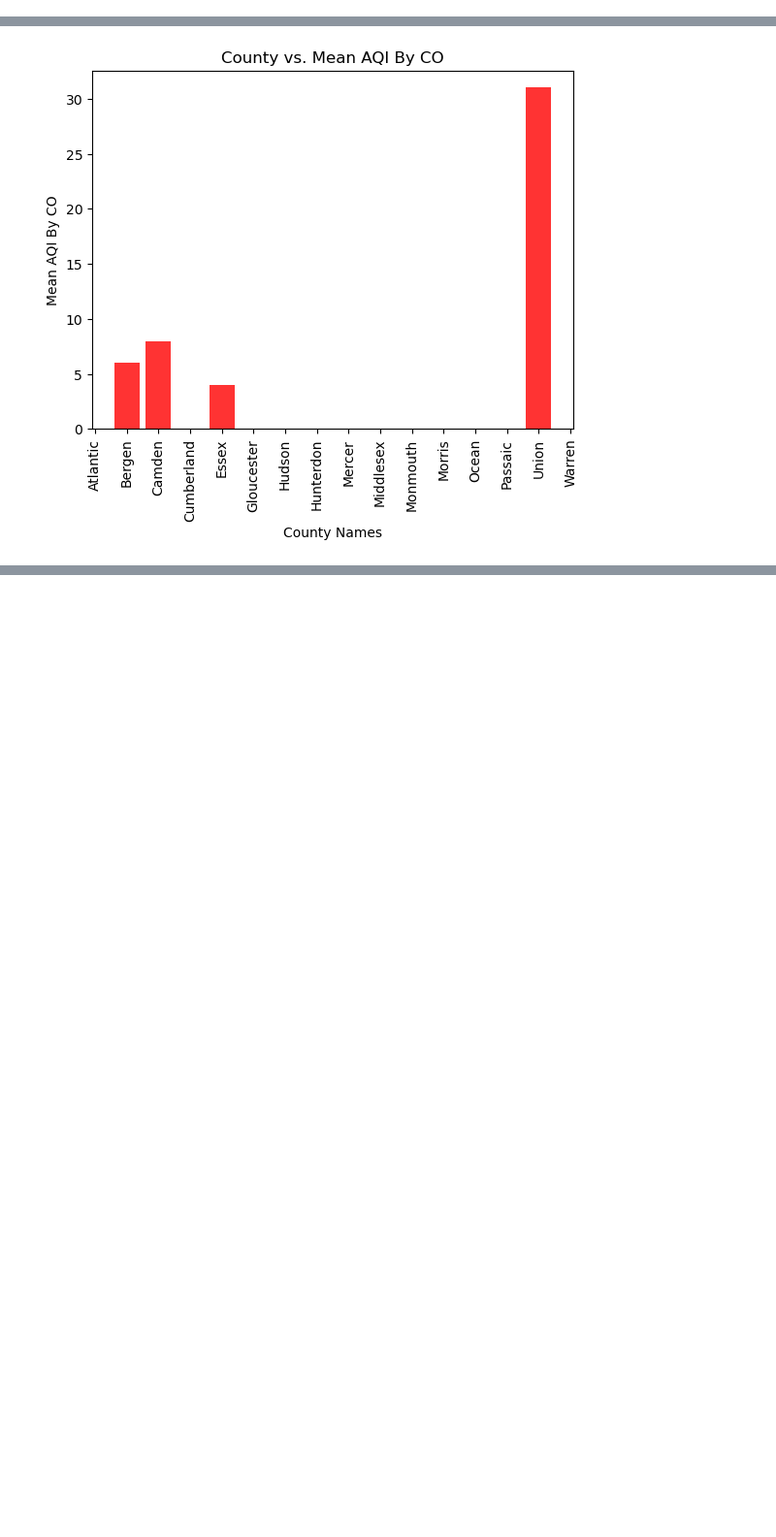
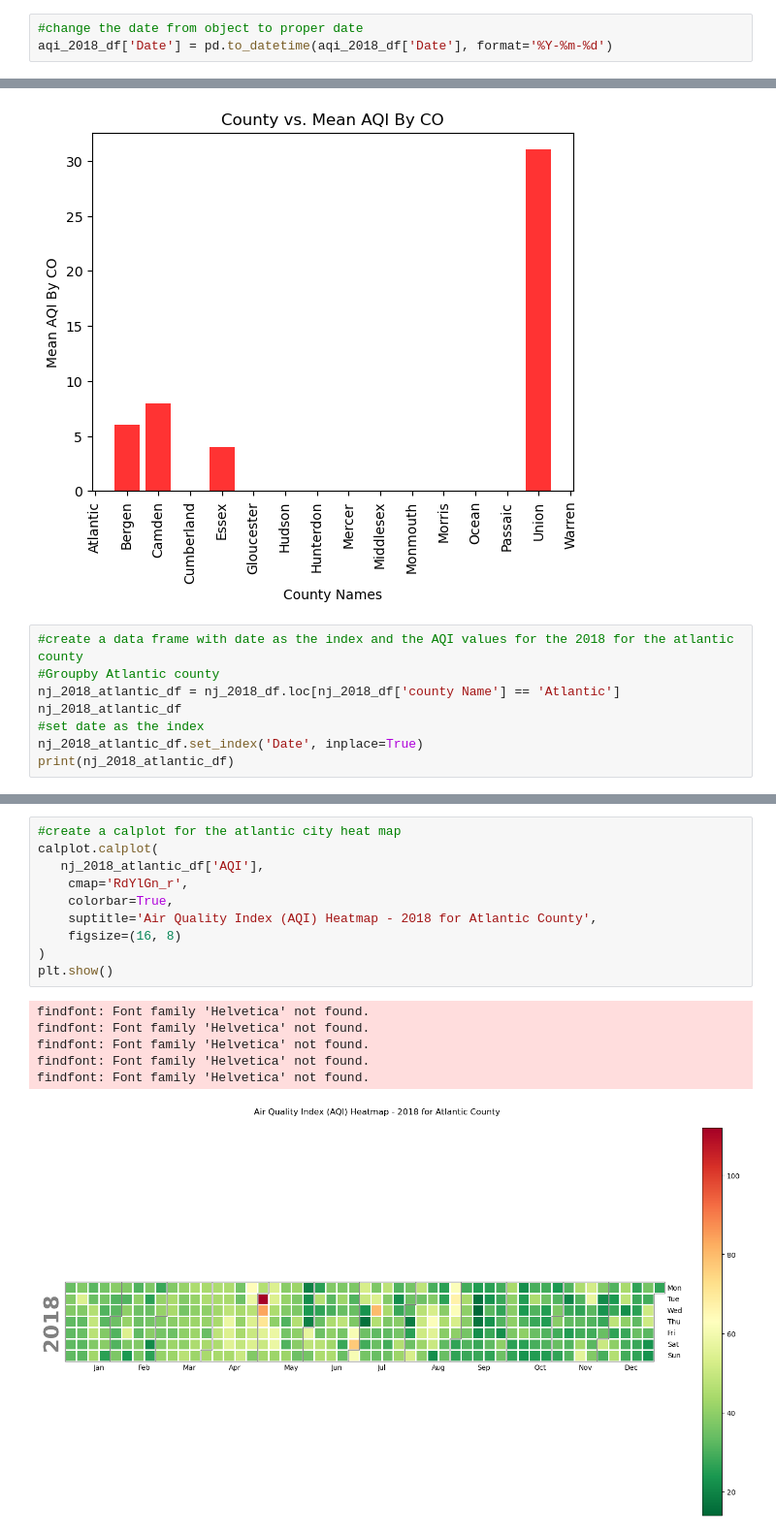
Before and after one commit to emilyclairevoyant/data-questers, a Jupyter notebook: Year_2018.ipynb, the cells around one changed output, grey strips where cells are left out. Shown: that part at 97% size. Cells and saved outputs as stored; diff of their text form; blank space fills up the shorter version.

Commit message:
updated the calplot

```diff
--- a/Year_2018.ipynb
+++ b/Year_2018.ipynb
@@ -16,6 +17,9 @@ aqi_2018_df.head()
 | 2 | Alabama | Baldwin | 1 | 3 | 2018-01-08 | 15 | Good | PM2.5 | ... |
 | 3 | Alabama | Baldwin | 1 | 3 | 2018-01-11 | 19 | Good | PM2.5 | ... |
 | 4 | Alabama | Baldwin | 1 | 3 | 2018-01-14 | 25 | Good | PM2.5 | ... |
+# %%
+#change the date from object to proper date
+aqi_2018_df['Date'] = pd.to_datetime(aqi_2018_df['Date'], format='%Y-%m-%d')
 # %%
 #Groupby State
 nj_2018_df = aqi_2018_df.loc[aqi_2018_df['State Name'] == 'New Jersey']
@@ -274,3 +278,11 @@ plt.xticks(rotation="vertical")
 plt.show()
 # %% [output]
 [figure]
+# %%
+#create a data frame with date as the index and the AQI values for the 2018 for the atlantic county
+#Groupby Atlantic county
+nj_2018_atlantic_df = nj_2018_df.loc[nj_2018_df['county Name'] == 'Atlantic']
+nj_2018_atlantic_df
+#set date as the index
+nj_2018_atlantic_df.set_index('Date', inplace=True)
+print(nj_2018_atlantic_df)
@@ -276,0 +307,17 @@ plt.show()
+# %%
+#create a calplot for the atlantic city heat map
+calplot.calplot(
+   nj_2018_atlantic_df['AQI'],
+    cmap='RdYlGn_r',
+    colorbar=True,
+    suptitle='Air Quality Index (AQI) Heatmap - 2018 for Atlantic County',
+    figsize=(16, 8)
+)
+plt.show()
+# %% [output]
+findfont: Font family 'Helvetica' not found.
+findfont: Font family 'Helvetica' not found.
+findfont: Font family 'Helvetica' not found.
+findfont: Font family 'Helvetica' not found.
+findfont: Font family 'Helvetica' not found.
+[figure, added]
```
Also changed, not shown: parts of 2 cells of this notebook.
